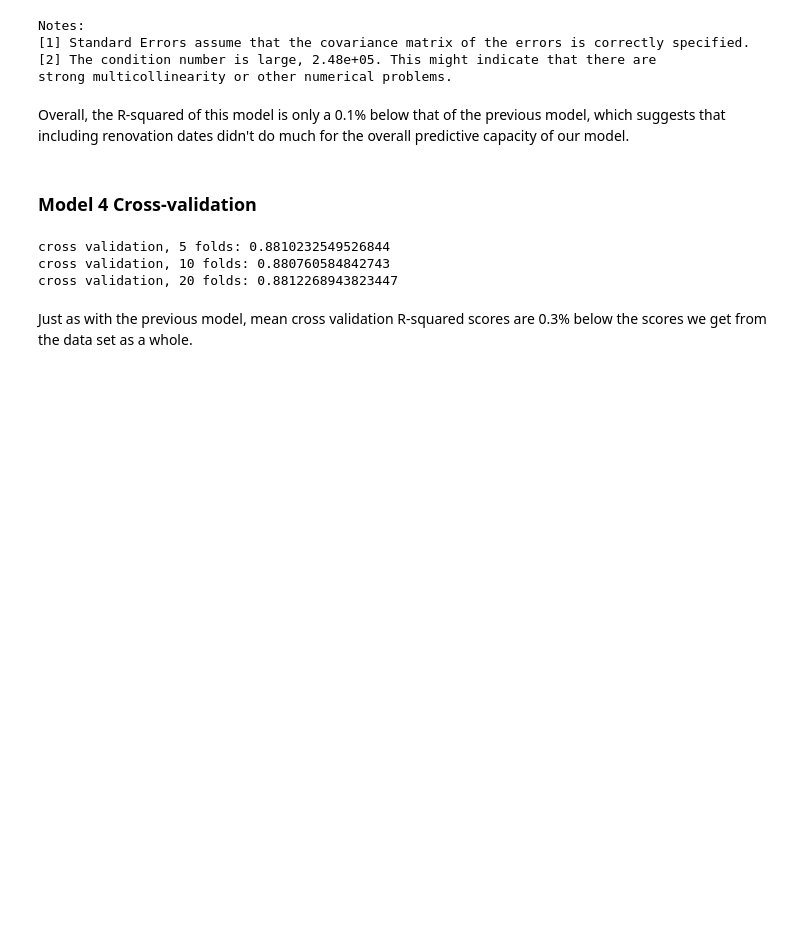
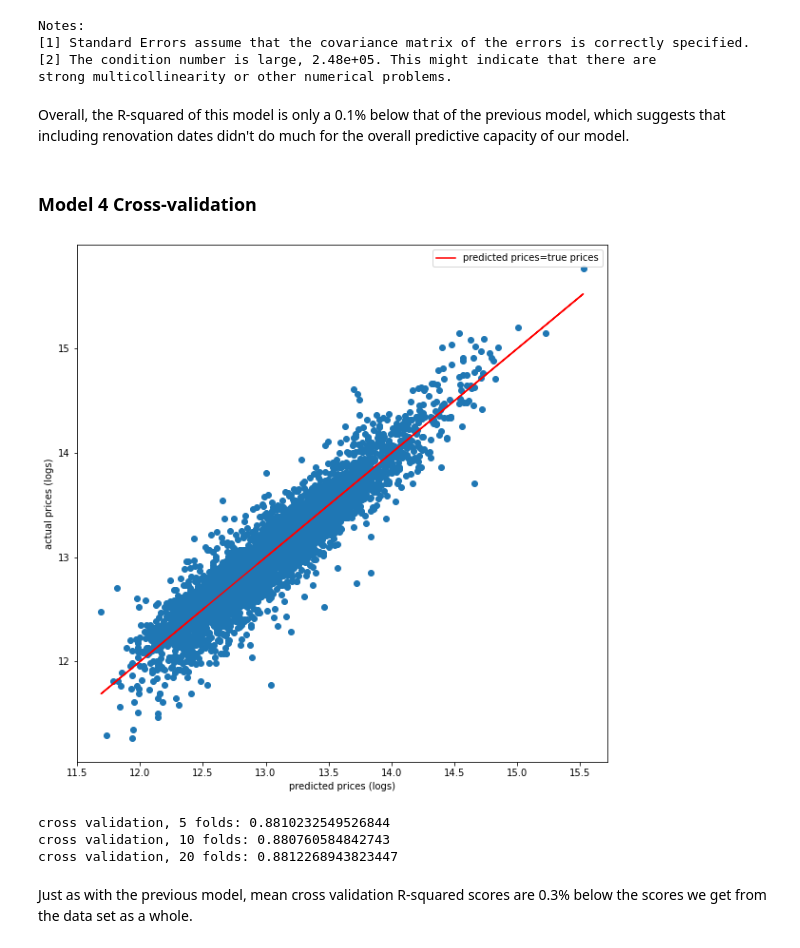
Before and after one commit to DavidKRichter/dsc-real-estate-project, a Jupyter notebook: index.ipynb, the cells around one changed output. Cells and saved outputs as stored; diff of their text form; code cells hidden in the pictures; blank space fills up the shorter version.

Commit message:
add image file

```diff
--- a/index.ipynb
+++ b/index.ipynb
@@ -822,6 +822,26 @@ strong multicollinearity or other numerical problems.
 Overall, the R-squared of this model is only a 0.1% below that of the previous model, which suggests that including renovation dates didn't do much for the overall predictive capacity of our model.
 # %% [markdown]
 ### Model 4 Cross-validation
+# %%
+X=df_no_ren.drop('log_price', axis=1)
+y=df_no_ren['log_price']
+
+linreg = LinearRegression()
+X_train, X_test, y_train, y_test = train_test_split(X, y)
+
+linreg.fit(X_train, y_train)
+y_predict = linreg.predict(X_test)
+# %%
+fig, ax = plt.subplots(figsize=(10,10))
+ax.scatter(y_predict, y_test)
+ax.plot(y_predict, y_predict, label='predicted prices=true prices', color='red')
+ax.set_xlabel('predicted prices (logs)')
+ax.set_ylabel('actual prices (logs)')
+plt.legend()
+plt.savefig('images/train_test_plot.png')
+plt.show()
+# %% [output]
+[figure, added]
 # %%
 cv_5_results = np.mean(cross_val_score(linreg, X, y, cv=5, scoring='r2'))
 cv_10_results = np.mean(cross_val_score(linreg, X, y, cv=10, scoring='r2'))
```
Also changed, not shown: parts of 6 cells of this notebook, 1 other file.
